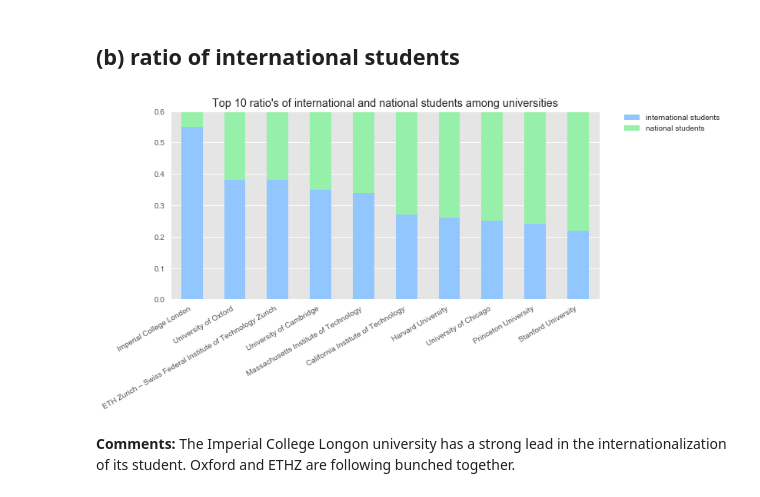
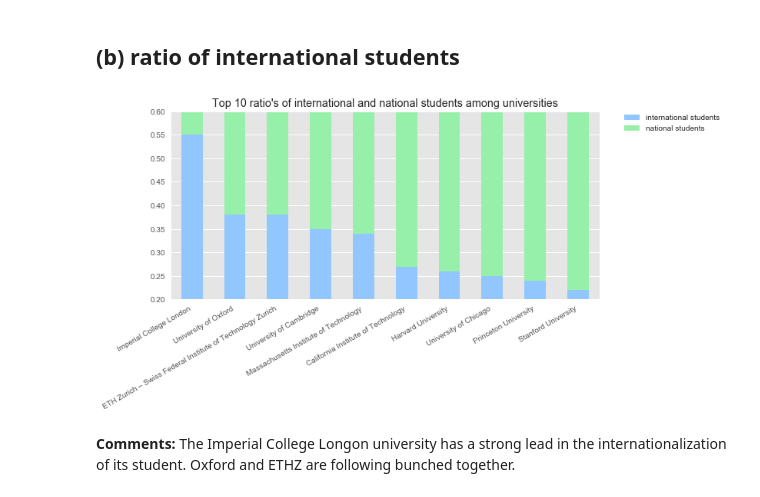
Before and after one commit to Timonzimm/CS-401, a Jupyter notebook: HW02/Homework 2.ipynb, the cells around one changed output. Saved outputs shown, nothing was run; the diff lists cells and outputs as text; code cells hidden in the pictures.

```diff
--- a/HW02/Homework 2.ipynb
+++ b/HW02/Homework 2.ipynb
@@ -379,18 +370,18 @@ plt.show()
 # %%
 times_higher_education_ratio_s = times_higher_education_ratio[['name', 'students_international', 'students_national']]
 times_higher_education_ratio_s = times_higher_education_ratio_s.set_index(['name'])
 times_higher_education_ratio_s_normed = times_higher_education_ratio_s.div(times_higher_education_ratio_s.sum(1), axis=0).sort_values(by='students_international', ascending=False)
 times_higher_education_ratio_s_normed.index.name = None
 
 fig, axes = plt.subplots(1, 1, figsize=(10, 5))
 times_higher_education_ratio_s_normed.plot.bar(stacked=True, color=colors_2, ax=axes)
 axes.set_title('Top 10 ratio\'s of international and national students among universities')
 axes.legend(labels=['international students', 'national students'], bbox_to_anchor=(1.05, 1), loc=2, borderaxespad=0.)
-axes.set_ylim([0, 0.6])
+axes.set_ylim([0.2, 0.6])
 fig.autofmt_xdate()
 plt.show()
 # %% [output]
-[figure, old version]
+[figure, new version]
 # %% [markdown]
 **Comments:** The Imperial College Longon university has a strong lead in the internationalization of its student. Oxford and ETHZ are following bunched together.
 # %% [markdown]
```
Also changed, not shown: parts of 3 cells of this notebook.
